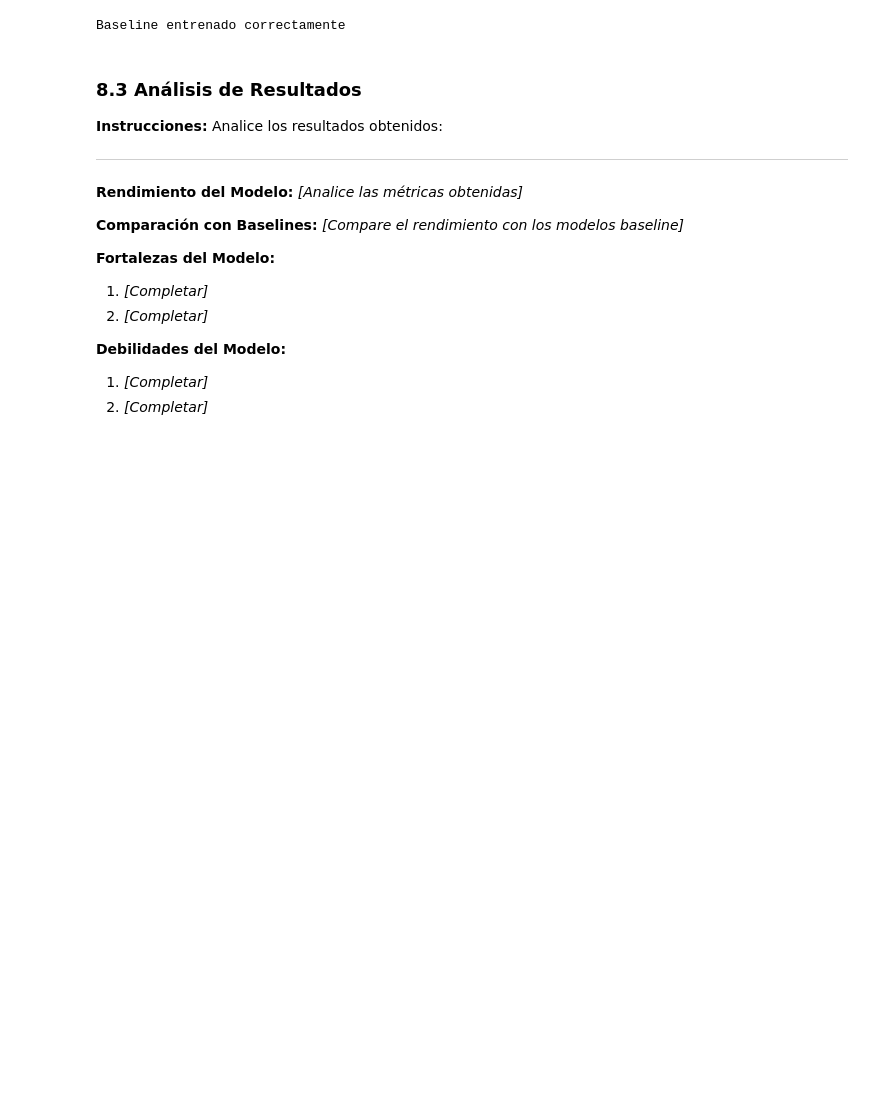
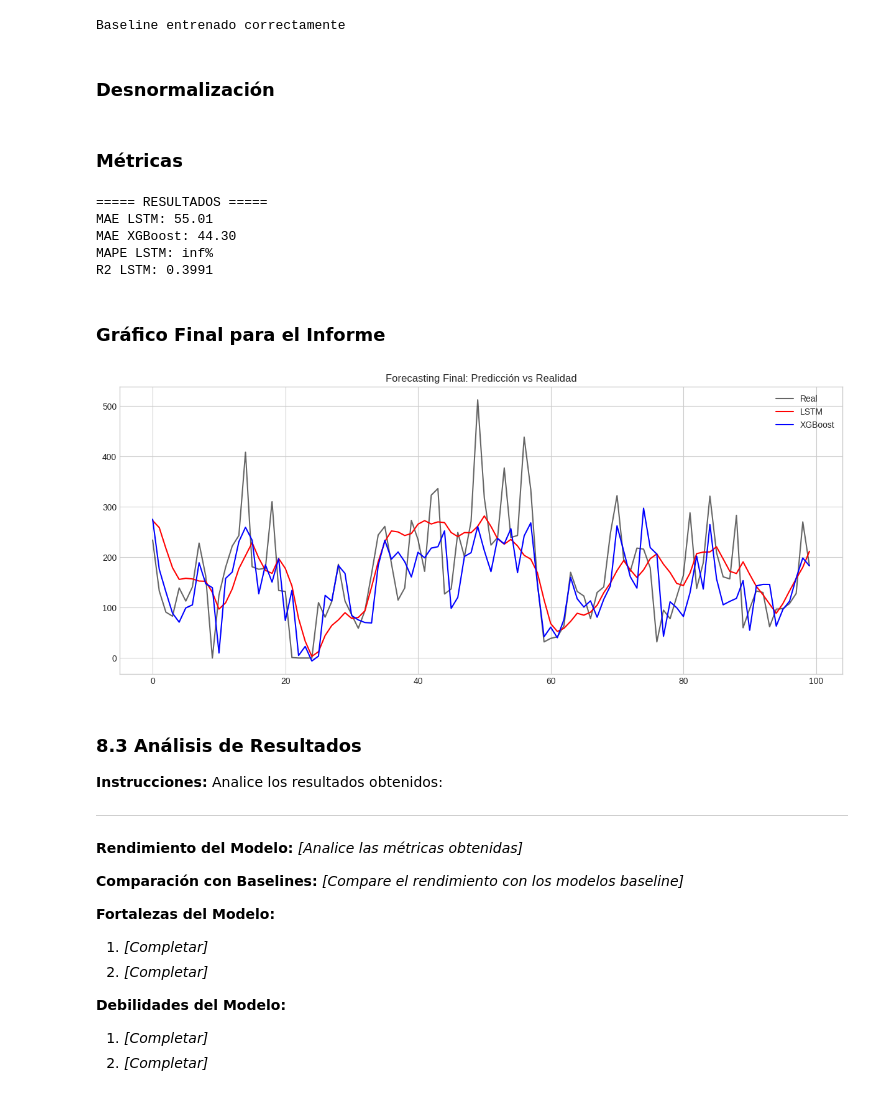
Before and after one commit to f1536106-dotcom/AML-Final-Yuyes-Vladimir, a Jupyter notebook: notebooks/final_project.ipynb, the cells around one changed output. Saved outputs shown, nothing was run; the diff lists cells and outputs as text; code cells hidden in the pictures; blank space fills up the shorter version.

```diff
--- a/notebooks/final_project.ipynb
+++ b/notebooks/final_project.ipynb
@@ -987,6 +987,48 @@ preds_xgb = baseline.predict(X_test_xgb)
 print("Baseline entrenado correctamente")
 # %% [output]
 Baseline entrenado correctamente
+# %% [markdown]
+### Desnormalización
+# %%
+def denorm(p):
+    d = np.zeros((len(p), len(features)))
+    d[:, 0] = p.flatten()
+    return scaler.inverse_transform(d)[:, 0]
+
+y_real = denorm(y_test)
+final_lstm = denorm(preds_lstm)
+final_xgb = denorm(preds_xgb)
+# %% [markdown]
+### Métricas
+# %%
+from sklearn.metrics import mean_absolute_error, r2_score
+
+def mape(y_true, y_pred):
+    return np.mean(np.abs((y_true - y_pred) / y_true)) * 100
+
+print("===== RESULTADOS =====")
+print(f"MAE LSTM: {mean_absolute_error(y_real, final_lstm):.2f}")
+print(f"MAE XGBoost: {mean_absolute_error(y_real, final_xgb):.2f}")
+print(f"MAPE LSTM: {mape(y_real, final_lstm):.2f}%")
+print(f"R2 LSTM: {r2_score(y_real, final_lstm):.4f}")
+# %% [output]
+===== RESULTADOS =====
+MAE LSTM: 55.01
+MAE XGBoost: 44.30
+MAPE LSTM: inf%
+R2 LSTM: 0.3991
+# %% [markdown]
+### Gráfico Final para el Informe
+# %%
+plt.figure(figsize=(15,6))
+plt.plot(y_real[-100:], label='Real', color='black', alpha=0.6)
+plt.plot(final_lstm[-100:], label='LSTM', color='red')
+plt.plot(final_xgb[-100:], label='XGBoost', color='blue')
+plt.title("Forecasting Final: Predicción vs Realidad")
+plt.legend()
+plt.show()
+# %% [output]
+[figure, added]
 # %% [markdown]
 ### 8.3 Análisis de Resultados
 
```
Also changed, not shown: parts of 2 cells of this notebook.
